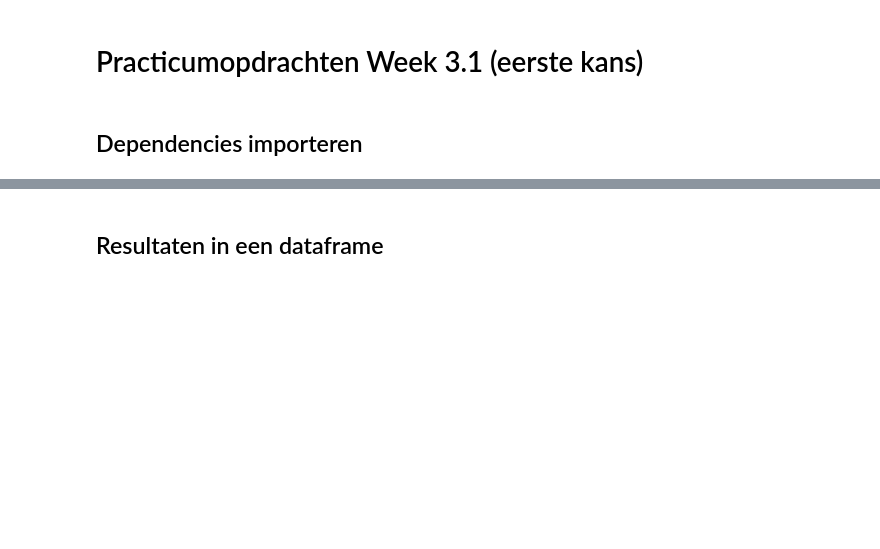
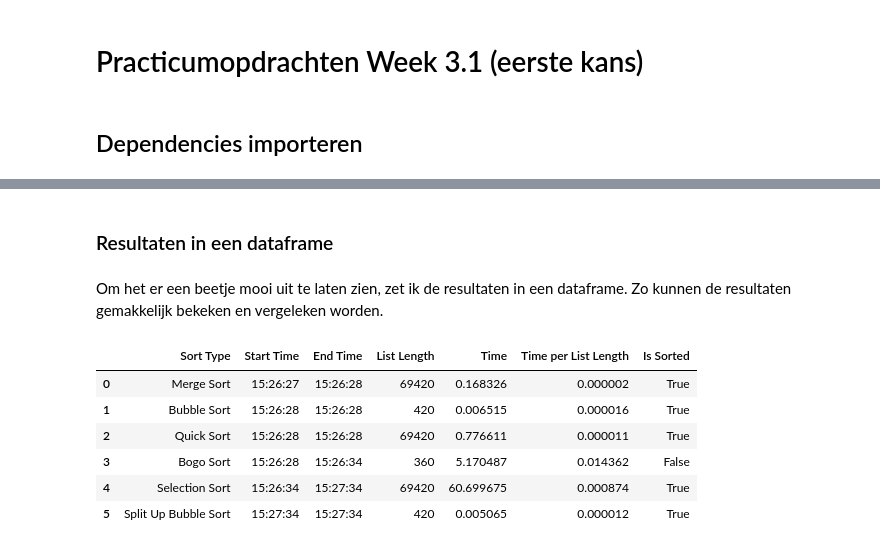
Before and after one commit to Nrojt/SE4-DEDS-Pyhton-opdrachten, a Jupyter notebook: 3.1/Practicum_3.1_Tjorn.ipynb, the cells around one changed output, grey strips where cells are left out. Saved outputs shown, nothing was run; the diff lists cells and outputs as text; code cells hidden in the pictures; blank space fills up the shorter version.

Commit message:
Added my own sort algorithm

```diff
--- a/3.1/Practicum_3.1_Tjorn.ipynb
+++ b/3.1/Practicum_3.1_Tjorn.ipynb
@@ -21,11 +21,13 @@ Het definiëren en vullen van lijsten met random getallen
 # %%
+# existing algorithms
 mergeList = generate_random_integer_list(69420)
 bubbleList = generate_random_integer_list(420)
 quickList = generate_random_integer_list(69420)
+selectionList = generate_random_integer_list(69420)
 
 # bogo sort just for fun
 bogoList = generate_random_integer_list(360)
 
-# own test
-linearSearchList = generate_random_integer_list(420)
+# own experiment
+splitUpBubbleList = generate_random_integer_list(420)
 # %% [markdown]
@@ -204,8 +268,13 @@ bogo_sort_start_time = time.time()
 bogo_sort(bogoList, 100000)
 bogo_sort_end_time = time.time()
 
-# linear search sort
-linear_search_sort_start_time = time.time()
-linear_search_sort(linearSearchList)
-linear_search_sort_end_time = time.time()
+# selection sort
+selection_sort_start_time = time.time()
+selection_sort(selectionList)
+selection_sort_end_time = time.time()
+
+# split up bubble sort
+split_up_bubble_sort_start_time = time.time()
+split_up_bubble_sort(splitUpBubbleList)
+split_up_bubble_sort_end_time = time.time()
 # %% [output]
@@ -213,28 +298,45 @@ KeyboardInterrupt:
 # %% [markdown]
-## Resultaten in een dataframe
+### Resultaten in een dataframe
+# %% [markdown]
+Om het er een beetje mooi uit te laten zien, zet ik de resultaten in een dataframe. Zo kunnen de resultaten gemakkelijk bekeken en vergeleken worden.
 # %%
 # creating and filling a dataframe with the results
 results = pd.DataFrame({
-    "Sort Type": ["Merge Sort", "Bubble Sort", "Quick Sort", "Bogo Sort", "Linear Search Sort"],
-    "Start Time": [merge_sort_start_time, bubble_sort_start_time, quick_sort_start_time, bogo_sort_start_time, linear_search_sort_start_time],
-    "End Time": [merge_sort_end_time, bubble_sort_end_time, quick_sort_end_time, bogo_sort_end_time, linear_search_sort_end_time]
+    "Sort Type": ["Merge Sort", "Bubble Sort", "Quick Sort", "Bogo Sort", "Selection Sort", "Split Up Bubble Sort"],
+    "Start Time": [merge_sort_start_time, bubble_sort_start_time, quick_sort_start_time, bogo_sort_start_time, selection_sort_start_time, split_up_bubble_sort_start_time],
+    "End Time": [merge_sort_end_time, bubble_sort_end_time, quick_sort_end_time, bogo_sort_end_time, selection_sort_end_time, split_up_bubble_sort_end_time]
 })
 
-# calculating the time it took to sort the list
+# adding a column to display the length of the lists
+results["List Length"] = [len(mergeList), len(bubbleList), len(quickList), len(bogoList), len(selectionList), len(splitUpBubbleList)]
+
+# calculating the time it took to sort the list in seconds
 results["Time"] = results["End Time"] - results["Start Time"]
 
 # converting the start and end time to a more readable format
 results["Start Time"] = results["Start Time"].apply(lambda x: time.strftime('%H:%M:%S', time.localtime(x)))
 results["End Time"] = results["End Time"].apply(lambda x: time.strftime('%H:%M:%S', time.localtime(x)))
+
+# adding a time per list length column
+results["Time per List Length"] = results["Time"] / results["List Length"]
 
 # checking the lists are actually sorted and adding that to the dataframe
 results["Is Sorted"] = [
     is_sorted(mergeList),
     is_sorted(bubbleList),
     is_sorted(quickList),
     is_sorted(bogoList),
-    is_sorted(linearSearchList)
+    is_sorted(selectionList),
+    is_sorted(splitUpBubbleList)
 ]
 
 # displaying the results
 results
+# %% [output]
+|  | Sort Type | Start Time | End Time | List Length | Time | Time per List Length | Is Sorted |
+| 0 | Merge Sort | 15:26:27 | 15:26:28 | 69420 | 0.168326 | 0.000002 | True |
+| 1 | Bubble Sort | 15:26:28 | 15:26:28 | 420 | 0.006515 | 0.000016 | True |
+| 2 | Quick Sort | 15:26:28 | 15:26:28 | 69420 | 0.776611 | 0.000011 | True |
+| 3 | Bogo Sort | 15:26:28 | 15:26:34 | 360 | 5.170487 | 0.014362 | False |
+| 4 | Selection Sort | 15:26:34 | 15:27:34 | 69420 | 60.699675 | 0.000874 | True |
+| 5 | Split Up Bubble Sort | 15:27:34 | 15:27:34 | 420 | 0.005065 | 0.000012 | True |
```
Also changed, not shown: parts of 23 cells of this notebook.
